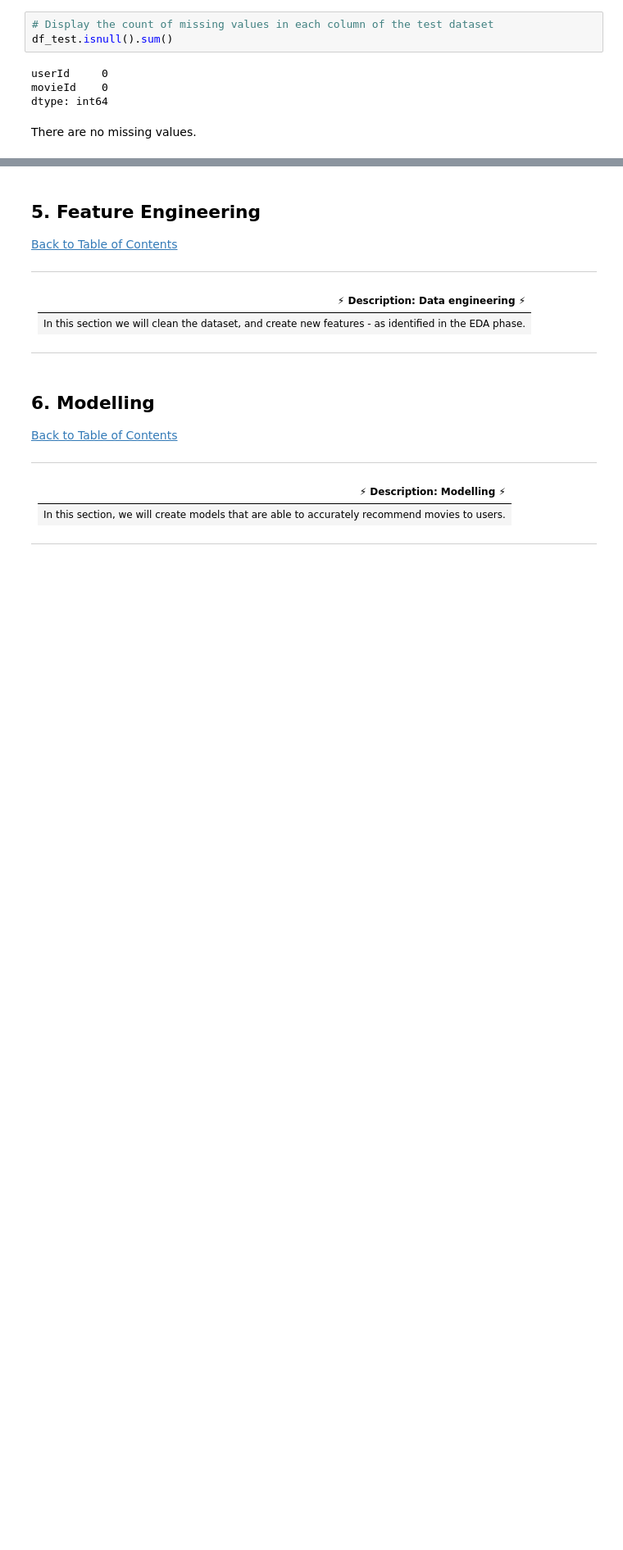
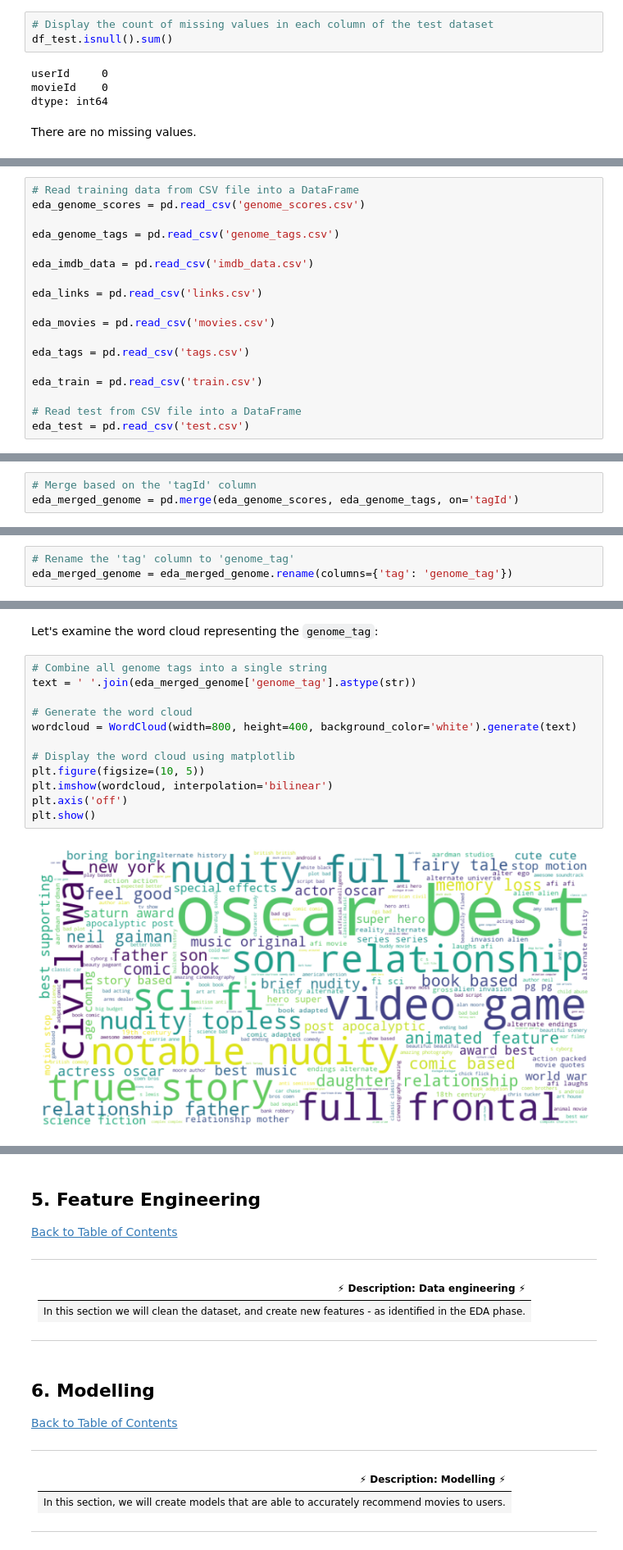
Before and after one commit to Christelle278/Unsupervised-Learning-Sprint-2307FTDS-Team-NM3, a Jupyter notebook: Unsupervised_Learning_Sprint_2307FTDS_Team_NM3.ipynb, the cells around one changed output, grey strips where cells are left out. Shown at 82% size. Cells and saved outputs as stored; diff of their text form; blank space fills up the shorter version.

```diff
--- a/Unsupervised_Learning_Sprint_2307FTDS_Team_NM3.ipynb
+++ b/Unsupervised_Learning_Sprint_2307FTDS_Team_NM3.ipynb
@@ -655,0 +734,18 @@ There are no missing values.
+# %%
+# Read training data from CSV file into a DataFrame
+eda_genome_scores = pd.read_csv('genome_scores.csv')
+
+eda_genome_tags = pd.read_csv('genome_tags.csv')
+
+eda_imdb_data = pd.read_csv('imdb_data.csv')
+
+eda_links = pd.read_csv('links.csv')
+
+eda_movies = pd.read_csv('movies.csv')
+
+eda_tags = pd.read_csv('tags.csv')
+
+eda_train = pd.read_csv('train.csv')
+
+# Read test from CSV file into a DataFrame
+eda_test = pd.read_csv('test.csv')
@@ -655,0 +756,3 @@ There are no missing values.
+# %%
+# Merge based on the 'tagId' column
+eda_merged_genome = pd.merge(eda_genome_scores, eda_genome_tags, on='tagId')
@@ -655,0 +761,3 @@ There are no missing values.
+# %%
+# Rename the 'tag' column to 'genome_tag'
+eda_merged_genome = eda_merged_genome.rename(columns={'tag': 'genome_tag'})
@@ -655,0 +781,16 @@ There are no missing values.
+# %% [markdown]
+Let's examine the word cloud representing the `genome_tag`:
+# %%
+# Combine all genome tags into a single string
+text = ' '.join(eda_merged_genome['genome_tag'].astype(str))
+
+# Generate the word cloud
+wordcloud = WordCloud(width=800, height=400, background_color='white').generate(text)
+
+# Display the word cloud using matplotlib
+plt.figure(figsize=(10, 5))
+plt.imshow(wordcloud, interpolation='bilinear')
+plt.axis('off')
+plt.show()
+# %% [output]
+[figure, added]
```
Also changed, not shown: parts of 108 cells of this notebook.
